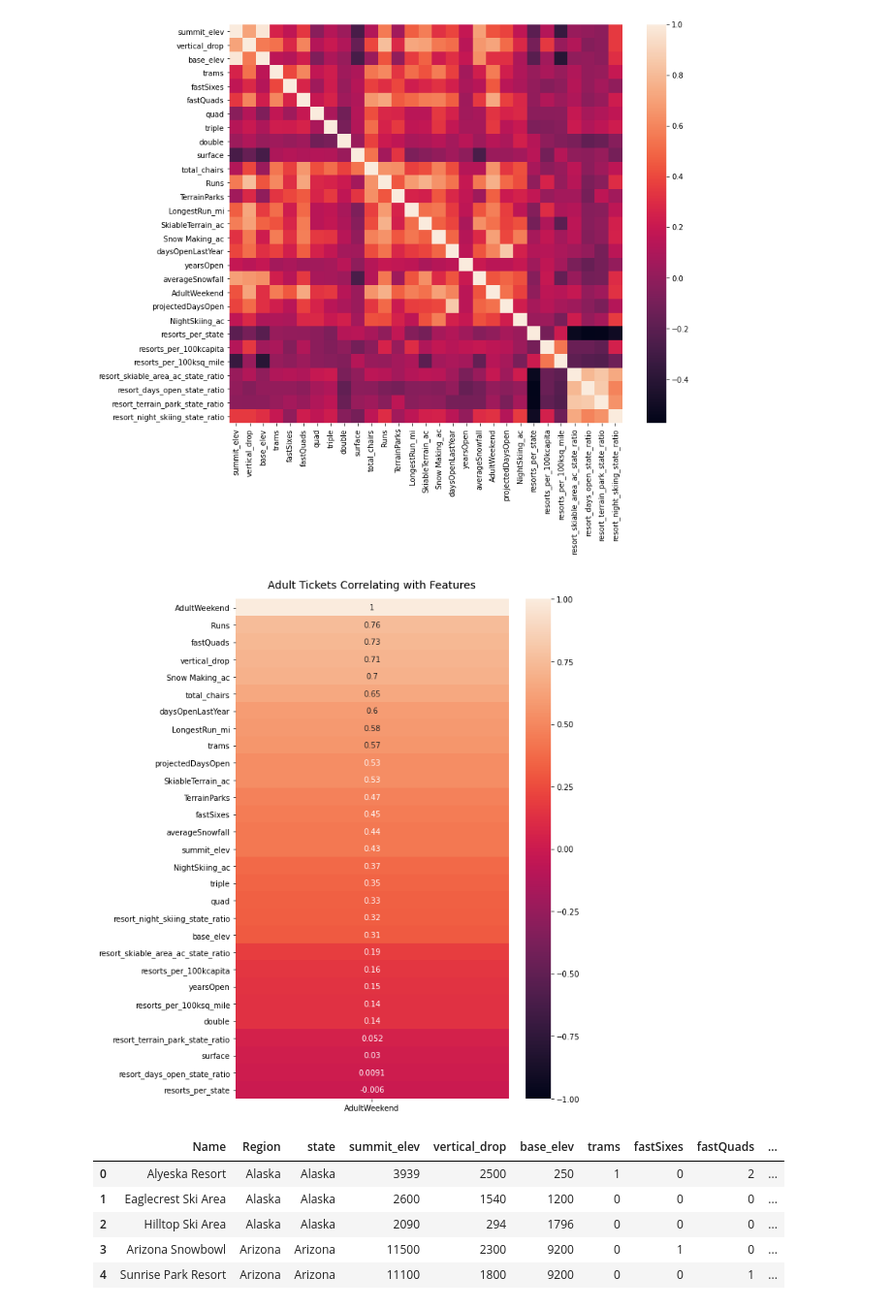
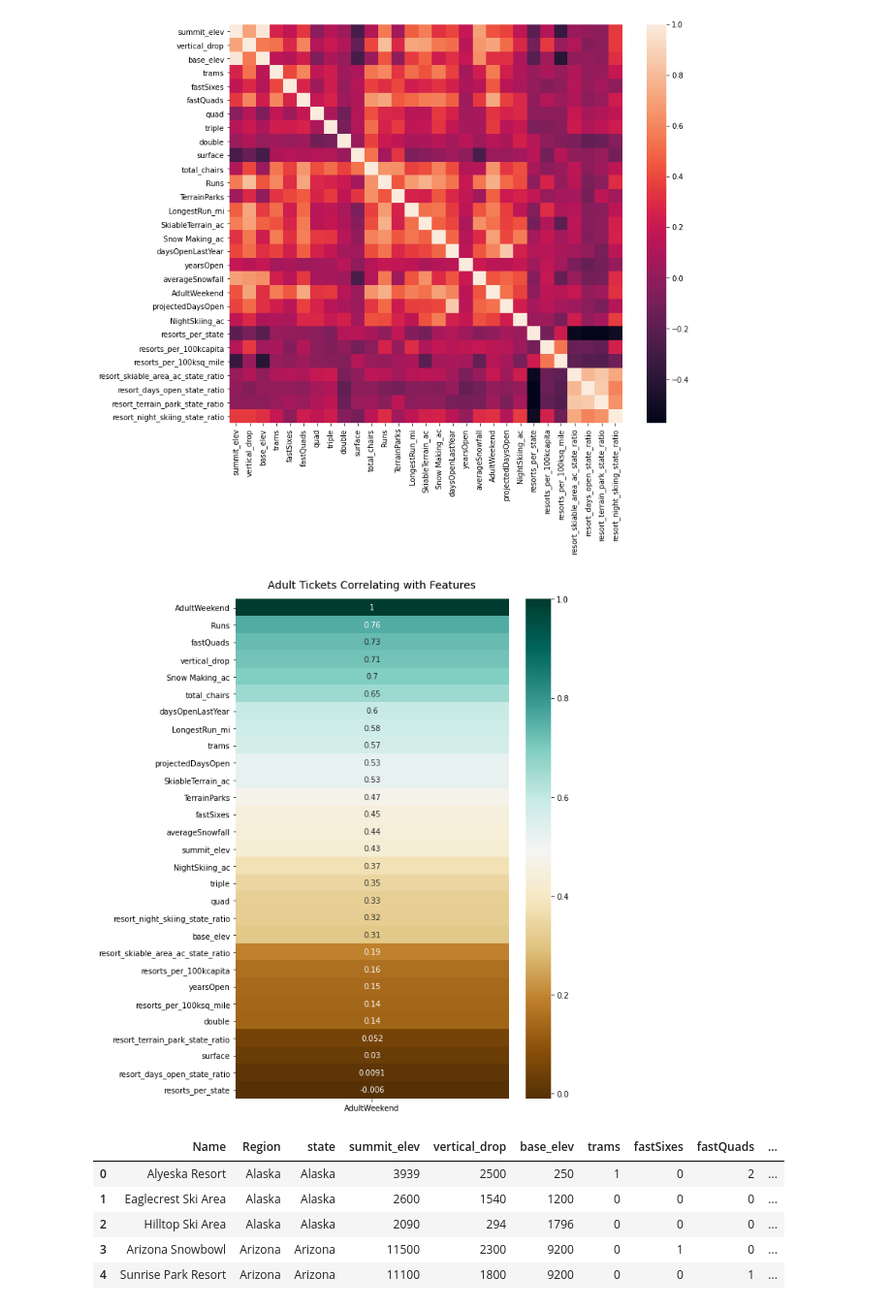
Before and after one commit to byongrakkim/DataScienceGuidedCapstone, a Jupyter notebook: Notebooks/03_exploratory_data_analysis.ipynb, the cells around one changed output. Shown at 97% size. Saved outputs shown, nothing was run; the diff lists cells and outputs as text; code cells hidden in the pictures.

```diff
--- a/Notebooks/03_exploratory_data_analysis.ipynb
+++ b/Notebooks/03_exploratory_data_analysis.ipynb
@@ -994,13 +994,13 @@ sns.heatmap(ski_data.corr());
 # %%
 plt.figure(figsize=(8, 12))
 
-adult_heatmap = sns.heatmap(ski_data.corr()[['AdultWeekend']].sort_values(by='AdultWeekend', ascending=False), vmin=-1, vmax=1, annot=True) #cmap='BrBG')
+adult_heatmap = sns.heatmap(ski_data.corr()[['AdultWeekend']].sort_values(by='AdultWeekend', ascending=False), vmin=-0.01, vmax=1, annot=True, cmap='BrBG')
 
 adult_heatmap.set_title('Adult Tickets Correlating with Features', fontdict={'fontsize':14}, pad=14);
 
 #Create a bar plot that has blue for high correlation, and red for negative.
 # %% [output]
-[figure, old version]
+[figure, new version]
 # %%
 ski_data.head()
 # %% [output]
```
Also changed, not shown: parts of 1 cell of this notebook.
